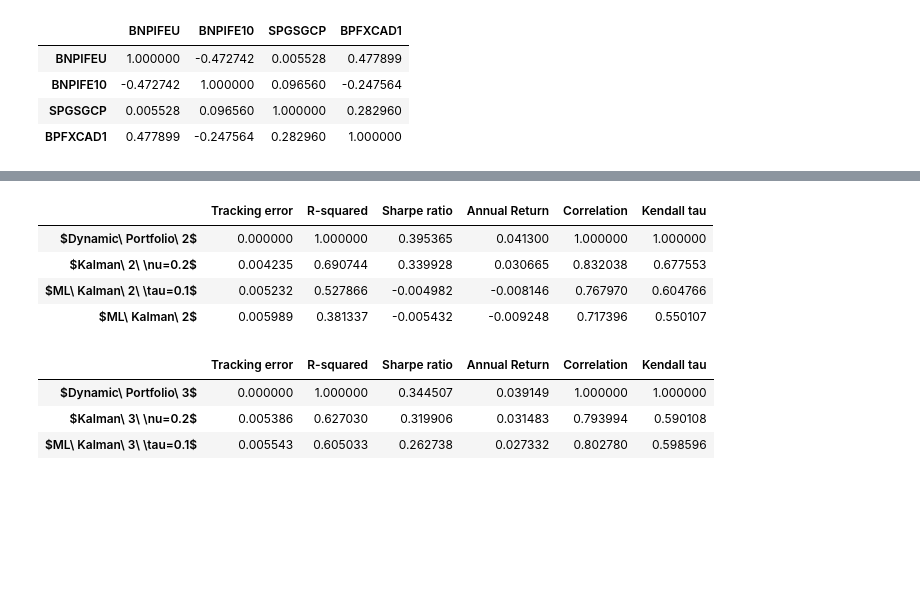
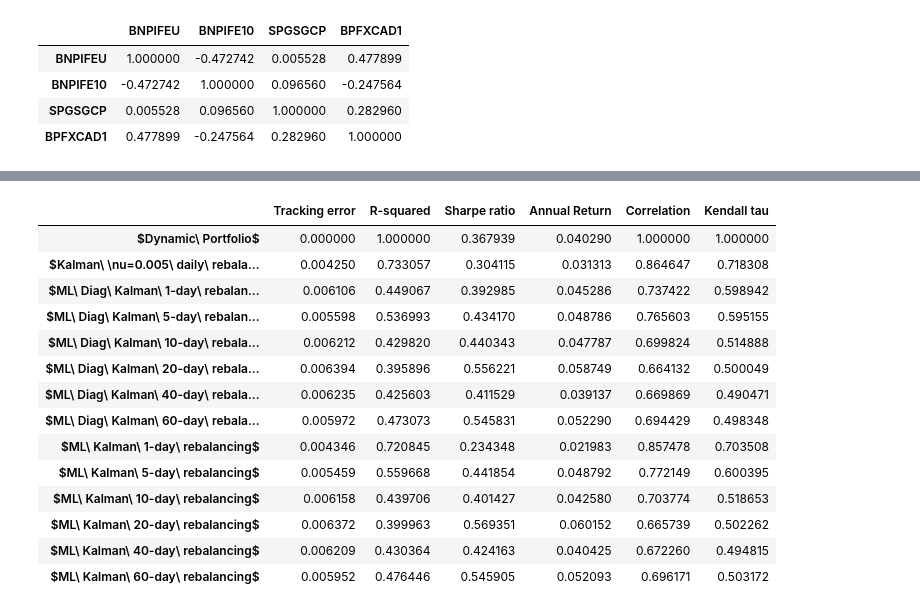
Before and after one commit to gwigniolle/Hedge-Fund-Replication, a Jupyter notebook: ML Kalman Filtering.ipynb, the cells around one changed output, grey strips where cells are left out. Drawn from its saved outputs; the diff is of its cells as text; code cells hidden in the pictures; blank space fills up the shorter version.

```diff
--- a/ML Kalman Filtering.ipynb
+++ b/ML Kalman Filtering.ipynb
@@ -197,19 +120,19 @@ df_stat1
-# %%
-df_stat2 = replication_stats(df_res[['$Dynamic\ Portfolio\ 2$', "$Kalman\ 2\ \\nu={}$".format(nu),
-                                   "$ML\ Kalman\ 2\ \\tau={}$".format(tau), "$ML\ Kalman\ 2$"]], fund_name='$Dynamic\ Portfolio\ 2$')
-df_stat2
-# %% [output]
-|  | Tracking error | R-squared | Sharpe ratio | Annual Return | Correlation | Kendall tau |
-| $Dynamic\ Portfolio\ 2$ | 0.000000 | 1.000000 | 0.395365 | 0.041300 | 1.000000 | 1.000000 |
-| $Kalman\ 2\ \nu=0.2$ | 0.004235 | 0.690744 | 0.339928 | 0.030665 | 0.832038 | 0.677553 |
-| $ML\ Kalman\ 2\ \tau=0.1$ | 0.005232 | 0.527866 | -0.004982 | -0.008146 | 0.767970 | 0.604766 |
-| $ML\ Kalman\ 2$ | 0.005989 | 0.381337 | -0.005432 | -0.009248 | 0.717396 | 0.550107 |
-# %%
-df_stat3 = replication_stats(df_res[['$Dynamic\ Portfolio\ 3$', "$Kalman\ 3\ \\nu={}$".format(nu),
-                                   "$ML\ Kalman\ 3\ \\tau={}$".format(tau)]], fund_name='$Dynamic\ Portfolio\ 3$')
-df_stat3
-# %% [output]
-|  | Tracking error | R-squared | Sharpe ratio | Annual Return | Correlation | Kendall tau |
-| $Dynamic\ Portfolio\ 3$ | 0.000000 | 1.000000 | 0.344507 | 0.039149 | 1.000000 | 1.000000 |
-| $Kalman\ 3\ \nu=0.2$ | 0.005386 | 0.627030 | 0.319906 | 0.031483 | 0.793994 | 0.590108 |
-| $ML\ Kalman\ 3\ \tau=0.1$ | 0.005543 | 0.605033 | 0.262738 | 0.027332 | 0.802780 | 0.598596 |
+# %%
+df_stat2 = replication_stats(df_res, fund_name='$Dynamic\ Portfolio$')
+df_stat2
+# %% [output]
+|  | Tracking error | R-squared | Sharpe ratio | Annual Return | Correlation | Kendall tau |
+| $Dynamic\ Portfolio$ | 0.000000 | 1.000000 | 0.367939 | 0.040290 | 1.000000 | 1.000000 |
+| $Kalman\ \nu=0.005\ daily\ rebala... | 0.004250 | 0.733057 | 0.304115 | 0.031313 | 0.864647 | 0.718308 |
+| $ML\ Diag\ Kalman\ 1-day\ rebalan... | 0.006106 | 0.449067 | 0.392985 | 0.045286 | 0.737422 | 0.598942 |
+| $ML\ Diag\ Kalman\ 5-day\ rebalan... | 0.005598 | 0.536993 | 0.434170 | 0.048786 | 0.765603 | 0.595155 |
+| $ML\ Diag\ Kalman\ 10-day\ rebala... | 0.006212 | 0.429820 | 0.440343 | 0.047787 | 0.699824 | 0.514888 |
+| $ML\ Diag\ Kalman\ 20-day\ rebala... | 0.006394 | 0.395896 | 0.556221 | 0.058749 | 0.664132 | 0.500049 |
+| $ML\ Diag\ Kalman\ 40-day\ rebala... | 0.006235 | 0.425603 | 0.411529 | 0.039137 | 0.669869 | 0.490471 |
+| $ML\ Diag\ Kalman\ 60-day\ rebala... | 0.005972 | 0.473073 | 0.545831 | 0.052290 | 0.694429 | 0.498348 |
+| $ML\ Kalman\ 1-day\ rebalancing$ | 0.004346 | 0.720845 | 0.234348 | 0.021983 | 0.857478 | 0.703508 |
+| $ML\ Kalman\ 5-day\ rebalancing$ | 0.005459 | 0.559668 | 0.441854 | 0.048792 | 0.772149 | 0.600395 |
+| $ML\ Kalman\ 10-day\ rebalancing$ | 0.006158 | 0.439706 | 0.401427 | 0.042580 | 0.703774 | 0.518653 |
+| $ML\ Kalman\ 20-day\ rebalancing$ | 0.006372 | 0.399963 | 0.569351 | 0.060152 | 0.665739 | 0.502262 |
+| $ML\ Kalman\ 40-day\ rebalancing$ | 0.006209 | 0.430364 | 0.424163 | 0.040425 | 0.672260 | 0.494815 |
+| $ML\ Kalman\ 60-day\ rebalancing$ | 0.005952 | 0.476446 | 0.545905 | 0.052093 | 0.696171 | 0.503172 |
```
Also changed, not shown: parts of 23 cells of this notebook, 1 other file.
